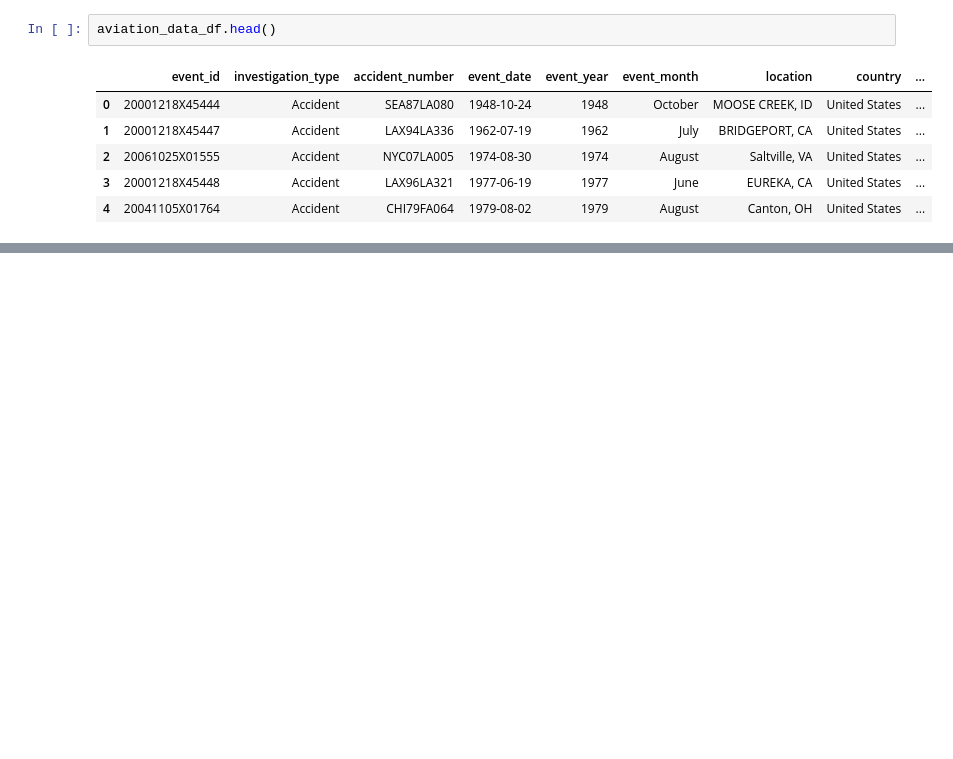
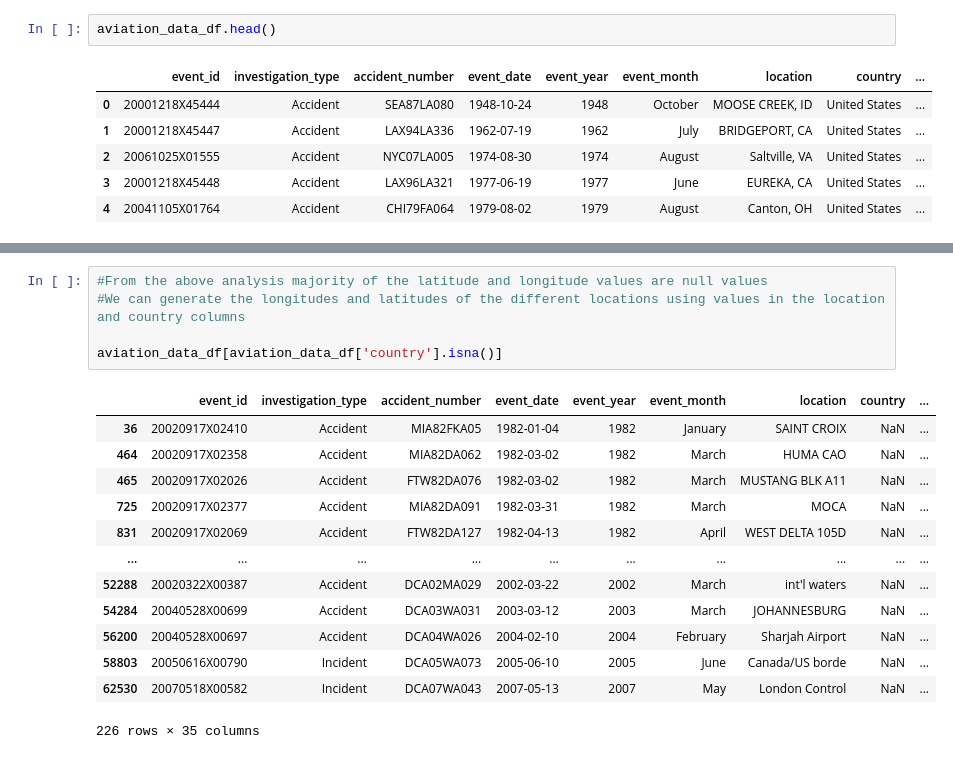
Before and after one commit to stephenmungai/phase1_project, a Jupyter notebook: index.ipynb, the cells around one changed output, grey strips where cells are left out. Saved outputs shown, nothing was run; the diff lists cells and outputs as text; blank space fills up the shorter version.

```diff
--- a/index.ipynb
+++ b/index.ipynb
@@ -491,0 +494,19 @@ aviation_data_df[['location','country','latitude','longitude']].sample(30)
+# %%
+#From the above analysis majority of the latitude and longitude values are null values
+#We can generate the longitudes and latitudes of the different locations using values in the location and country columns
+
+aviation_data_df[aviation_data_df['country'].isna()]
+# %% [output]
+|  | event_id | investigation_type | accident_number | event_date | event_year | event_month | location | country | ... |
+| 36 | 20020917X02410 | Accident | MIA82FKA05 | 1982-01-04 | 1982 | January | SAINT CROIX | NaN | ... |
+| 464 | 20020917X02358 | Accident | MIA82DA062 | 1982-03-02 | 1982 | March | HUMA CAO | NaN | ... |
+| 465 | 20020917X02026 | Accident | FTW82DA076 | 1982-03-02 | 1982 | March | MUSTANG BLK A11 | NaN | ... |
+| 725 | 20020917X02377 | Accident | MIA82DA091 | 1982-03-31 | 1982 | March | MOCA | NaN | ... |
+| 831 | 20020917X02069 | Accident | FTW82DA127 | 1982-04-13 | 1982 | April | WEST DELTA 105D | NaN | ... |
+| ... | ... | ... | ... | ... | ... | ... | ... | ... | ... |
+| 52288 | 20020322X00387 | Accident | DCA02MA029 | 2002-03-22 | 2002 | March | int'l waters | NaN | ... |
+| 54284 | 20040528X00699 | Accident | DCA03WA031 | 2003-03-12 | 2003 | March | JOHANNESBURG | NaN | ... |
+| 56200 | 20040528X00697 | Accident | DCA04WA026 | 2004-02-10 | 2004 | February | Sharjah Airport | NaN | ... |
+| 58803 | 20050616X00790 | Incident | DCA05WA073 | 2005-06-10 | 2005 | June | Canada/US borde | NaN | ... |
+| 62530 | 20070518X00582 | Incident | DCA07WA043 | 2007-05-13 | 2007 | May | London Control | NaN | ... |
+226 rows × 35 columns
```
Also changed, not shown: parts of 14 cells of this notebook.
